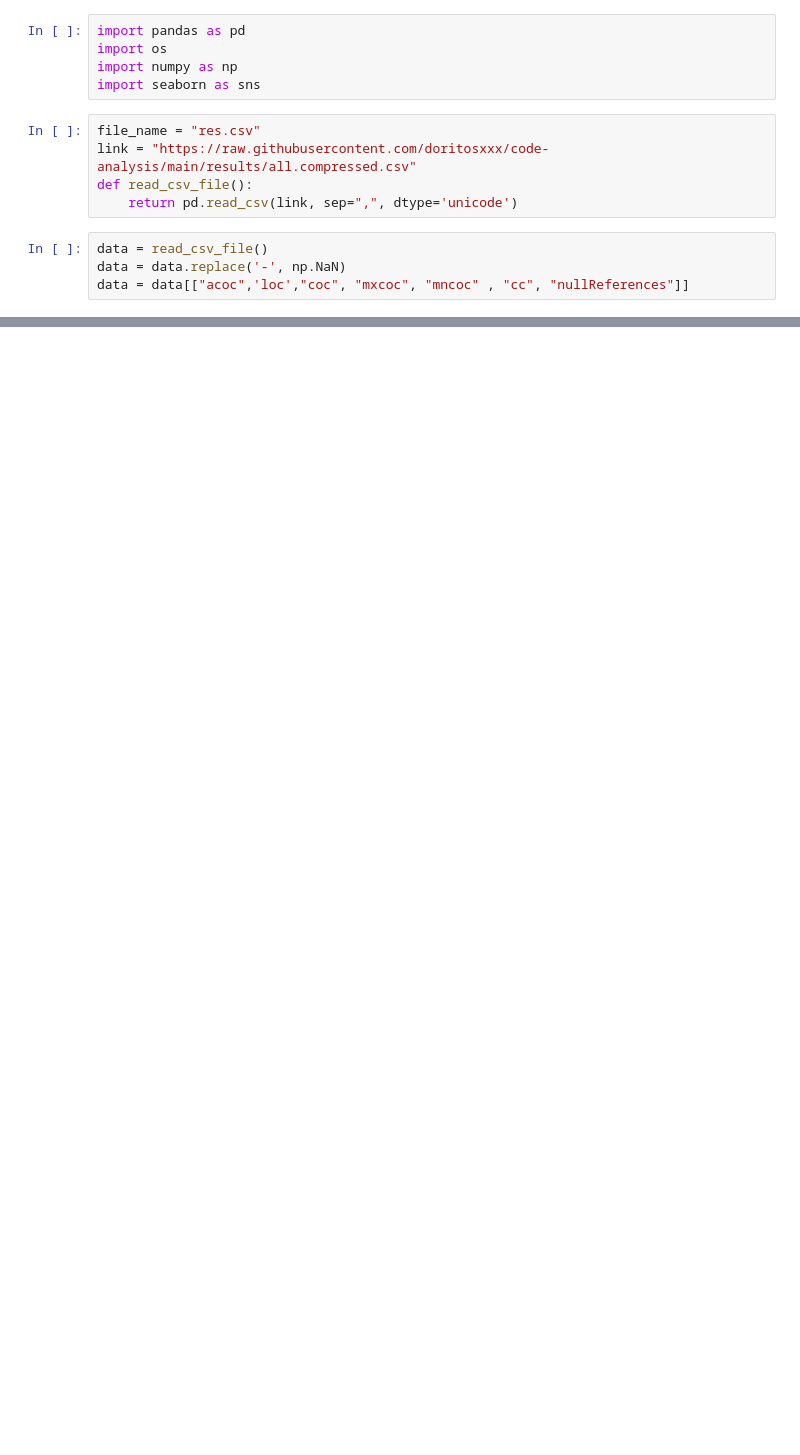
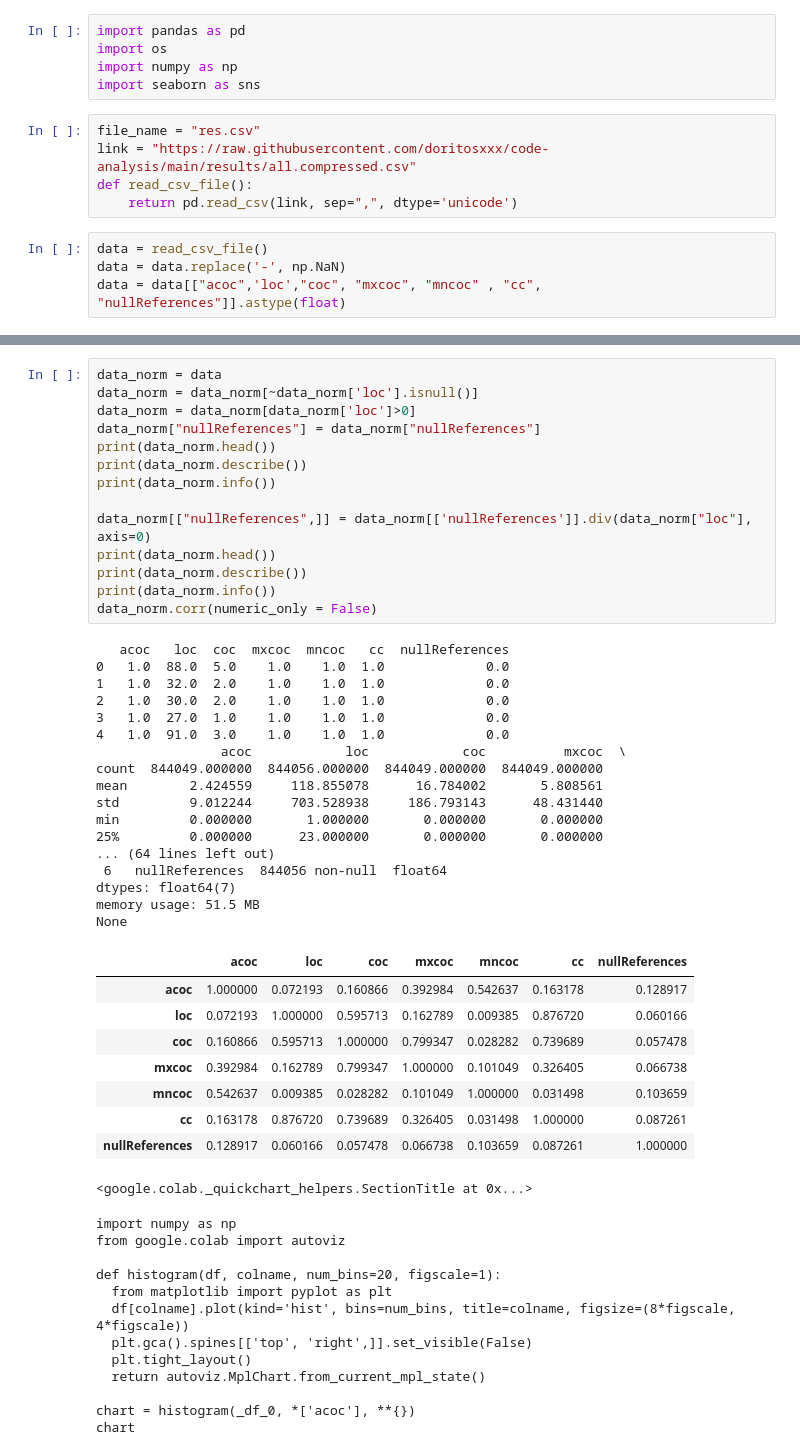
Before and after one commit to doritosxxx/code-analysis, a Jupyter notebook: results/null_research.ipynb, the cells around one changed output, grey strips where cells are left out. Saved outputs shown, nothing was run; the diff lists cells and outputs as text; blank space fills up the shorter version.

```diff
--- a/results/null_research.ipynb
+++ b/results/null_research.ipynb
@@ -11,7 +11,7 @@ def read_csv_file():
 # %%
 data = read_csv_file()
 data = data.replace('-', np.NaN)
-data = data[["acoc",'loc',"coc", "mxcoc", "mncoc" , "cc", "nullReferences"]]
+data = data[["acoc",'loc',"coc", "mxcoc", "mncoc" , "cc", "nullReferences"]].astype(float)
 # %%
 print(data.head())
 print(data.info())
@@ -44,0 +159,53 @@ None
+# %%
+data_norm = data
+data_norm = data_norm[~data_norm['loc'].isnull()]
+data_norm = data_norm[data_norm['loc']>0]
+data_norm["nullReferences"] = data_norm["nullReferences"]
+print(data_norm.head())
+print(data_norm.describe())
+print(data_norm.info())
+
+data_norm[["nullReferences",]] = data_norm[['nullReferences']].div(data_norm["loc"], axis=0)
+print(data_norm.head())
+print(data_norm.describe())
+print(data_norm.info())
+data_norm.corr(numeric_only = False)
+# %% [output]
+   acoc   loc  coc  mxcoc  mncoc   cc  nullReferences
+0   1.0  88.0  5.0    1.0    1.0  1.0             0.0
+1   1.0  32.0  2.0    1.0    1.0  1.0             0.0
+2   1.0  30.0  2.0    1.0    1.0  1.0             0.0
+3   1.0  27.0  1.0    1.0    1.0  1.0             0.0
+4   1.0  91.0  3.0    1.0    1.0  1.0             0.0
+                acoc            loc            coc          mxcoc  \
+count  844049.000000  844056.000000  844049.000000  844049.000000
+mean        2.424559     118.855078      16.784002       5.808561
+std         9.012244     703.528938     186.793143      48.431440
+min         0.000000       1.000000       0.000000       0.000000
+25%         0.000000      23.000000       0.000000       0.000000
+... (64 lines left out)
+ 6   nullReferences  844056 non-null  float64
+dtypes: float64(7)
+memory usage: 51.5 MB
+None
+|  | acoc | loc | coc | mxcoc | mncoc | cc | nullReferences |
+| acoc | 1.000000 | 0.072193 | 0.160866 | 0.392984 | 0.542637 | 0.163178 | 0.128917 |
+| loc | 0.072193 | 1.000000 | 0.595713 | 0.162789 | 0.009385 | 0.876720 | 0.060166 |
+| coc | 0.160866 | 0.595713 | 1.000000 | 0.799347 | 0.028282 | 0.739689 | 0.057478 |
+| mxcoc | 0.392984 | 0.162789 | 0.799347 | 1.000000 | 0.101049 | 0.326405 | 0.066738 |
+| mncoc | 0.542637 | 0.009385 | 0.028282 | 0.101049 | 1.000000 | 0.031498 | 0.103659 |
+| cc | 0.163178 | 0.876720 | 0.739689 | 0.326405 | 0.031498 | 1.000000 | 0.087261 |
+| nullReferences | 0.128917 | 0.060166 | 0.057478 | 0.066738 | 0.103659 | 0.087261 | 1.000000 |
+<google.colab._quickchart_helpers.SectionTitle at 0x...>
+import numpy as np
+from google.colab import autoviz
+
+def histogram(df, colname, num_bins=20, figscale=1):
+  from matplotlib import pyplot as plt
+  df[colname].plot(kind='hist', bins=num_bins, title=colname, figsize=(8*figscale, 4*figscale))
+  plt.gca().spines[['top', 'right',]].set_visible(False)
+  plt.tight_layout()
+  return autoviz.MplChart.from_current_mpl_state()
+
+chart = histogram(_df_0, *['acoc'], **{})
+chart
```
Also changed, not shown: parts of 2 cells of this notebook.
